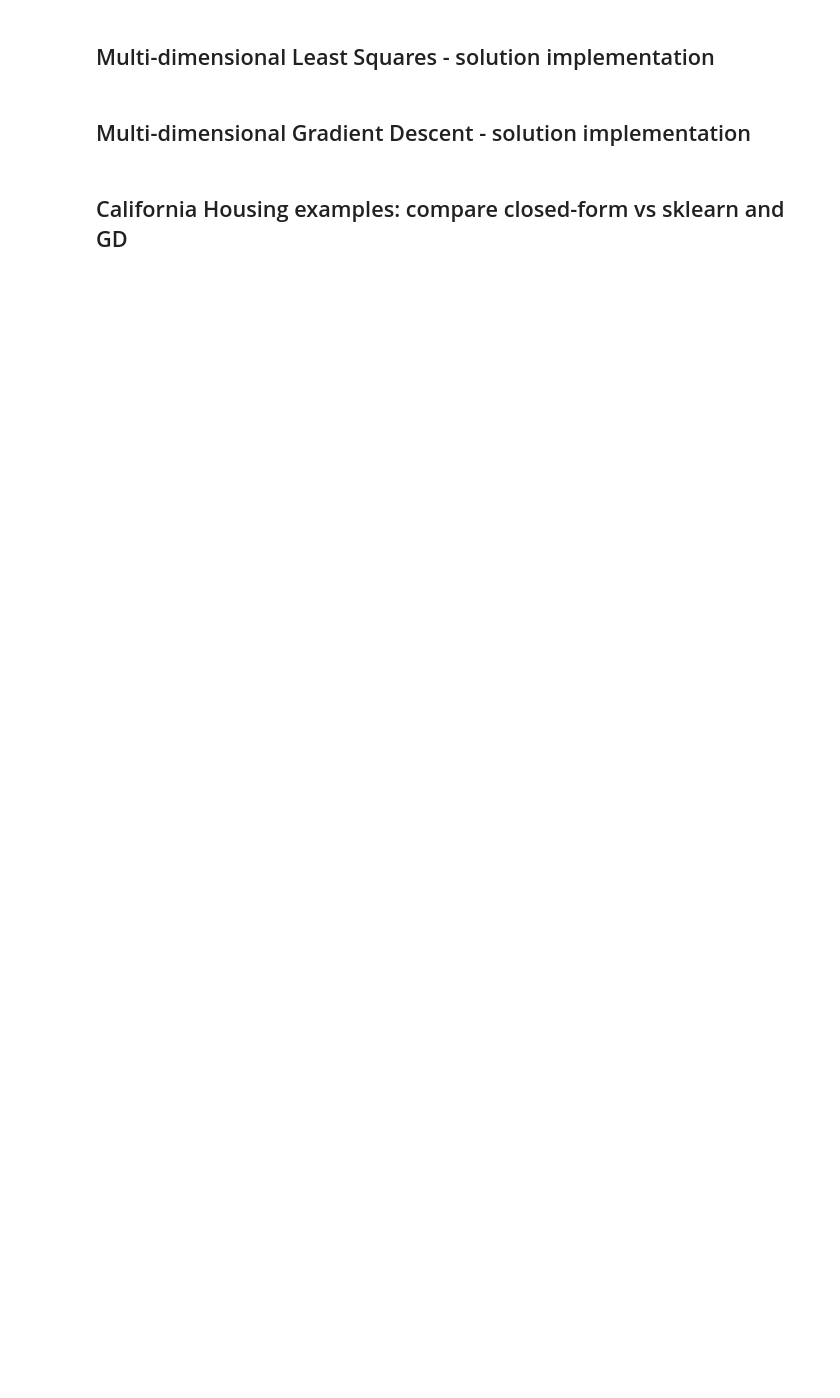
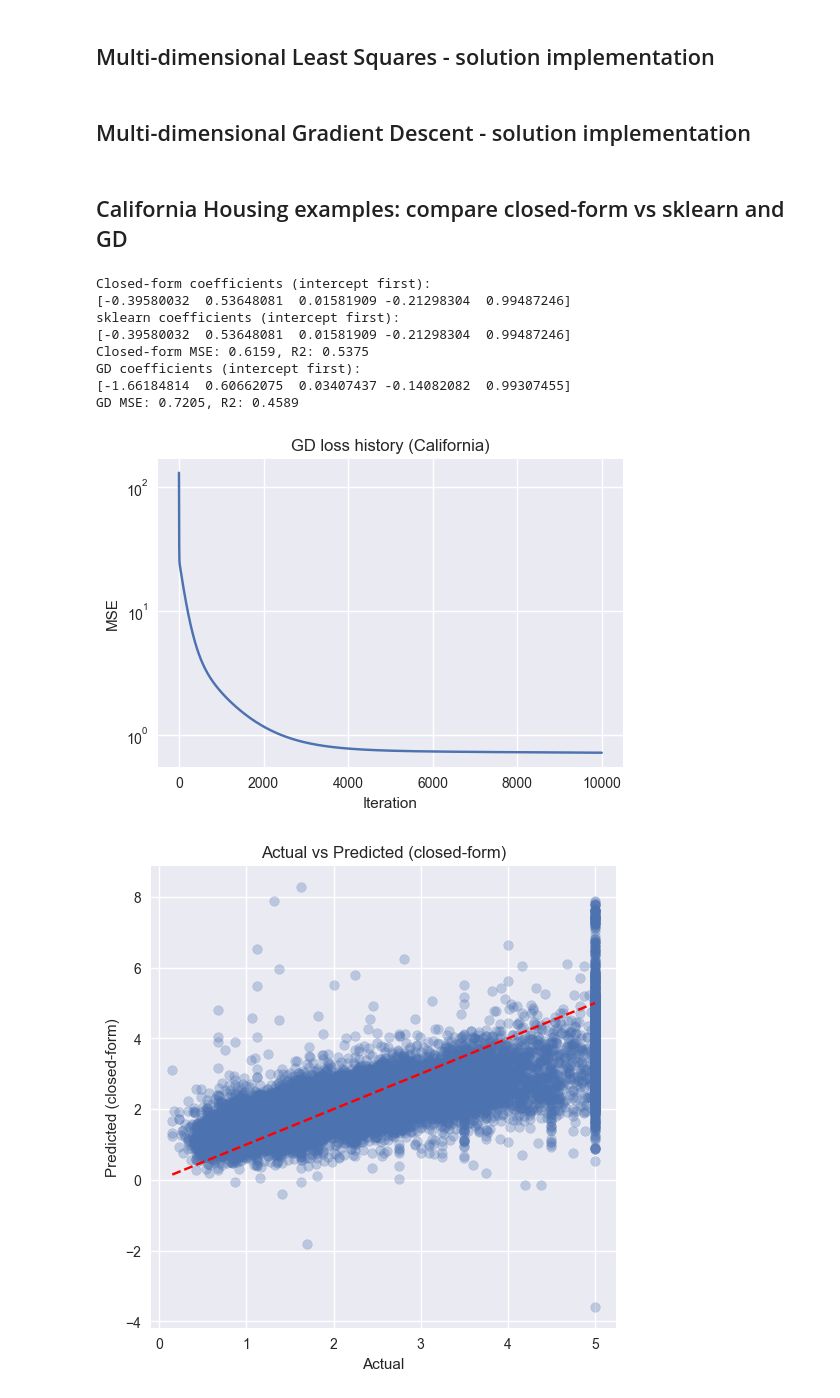
Before and after one commit to sabalanya/CUNEF-Deep-Learning, a Jupyter notebook: fundamentals/linear_regression_solutions.ipynb, the cells around one changed output. Cells and saved outputs as stored; diff of their text form; code cells hidden in the pictures; blank space fills up the shorter version.

```diff
--- a/fundamentals/linear_regression_solutions.ipynb
+++ b/fundamentals/linear_regression_solutions.ipynb
@@ -129,7 +139,8 @@ def fit_linear_regression_multi(X, y):
     y = np.asarray(y).ravel()
     n = X.shape[0]
     X_design = np.hstack((np.ones((n,1)), X))
-    beta, *_ = np.linalg.lstsq(X_design, y, rcond=None)
+    # Solve it explicitely using the normal equation
+    beta = np.linalg.inv(X_design.T @ X_design) @ X_design.T @ y
     return beta
 # %% [markdown]
 ## Multi-dimensional Gradient Descent - solution implementation
@@ -155,7 +166,7 @@ def fit_linear_regression_gd_multi(X, y, learning_rate=0.01, n_steps=1000):
     n = X.shape[0]
     X_design = np.hstack((np.ones((n,1)), X))
     m = X_design.shape[1]
-    beta = np.zeros(m)
+    beta = np.random.randn(m)
     loss_history = []
     for _ in range(n_steps):
         y_pred = X_design.dot(beta)
@@ -190,31 +201,43 @@ print(sk_coef)
 
 # Predictions and metrics (closed-form)
 X_design = np.hstack((np.ones((X_ca.shape[0],1)), X_ca))
 y_pred_cf = X_design.dot(beta_cf)
 mse_cf = mean_squared_error(y, y_pred_cf)
 r2_cf = r2_score(y, y_pred_cf)
 print(f'Closed-form MSE: {mse_cf:.4f}, R2: {r2_cf:.4f}')
 
 # Gradient descent solution (multi-dim)
-beta_gd, loss_hist = fit_linear_regression_gd_multi(X_ca, y, learning_rate=0.0001, n_steps=2000)
+beta_gd, loss_hist = fit_linear_regression_gd_multi(X_ca, y, learning_rate=0.0001, n_steps=10000)
 print('GD coefficients (intercept first):')
 print(beta_gd)
 y_pred_gd = np.hstack((np.ones((X_ca.shape[0],1)), X_ca)).dot(beta_gd)
 print(f'GD MSE: {mean_squared_error(y, y_pred_gd):.4f}, R2: {r2_score(y, y_pred_gd):.4f}')
 
 # Plot loss history for GD
 plt.figure(figsize=(6,4))
 plt.plot(loss_hist)
+plt.semilogy()  # Log scale for better visibility
 plt.title('GD loss history (California)')
 plt.xlabel('Iteration')
 plt.ylabel('MSE')
 plt.show()
 
 # Scatter actual vs predicted (closed-form)
 plt.figure(figsize=(6,6))
 plt.scatter(y, y_pred_cf, alpha=0.3)
 plt.plot([y.min(), y.max()], [y.min(), y.max()], 'r--')
 plt.xlabel('Actual')
 plt.ylabel('Predicted (closed-form)')
 plt.title('Actual vs Predicted (closed-form)')
 plt.show()
+# %% [output]
+Closed-form coefficients (intercept first):
+[-0.39580032  0.53648081  0.01581909 -0.21298304  0.99487246]
+sklearn coefficients (intercept first):
+[-0.39580032  0.53648081  0.01581909 -0.21298304  0.99487246]
+Closed-form MSE: 0.6159, R2: 0.5375
+GD coefficients (intercept first):
+[-1.66184814  0.60662075  0.03407437 -0.14082082  0.99307455]
+GD MSE: 0.7205, R2: 0.4589
+[figure, added]
+[figure, added]
```
Also changed, not shown: parts of 5 cells of this notebook.
